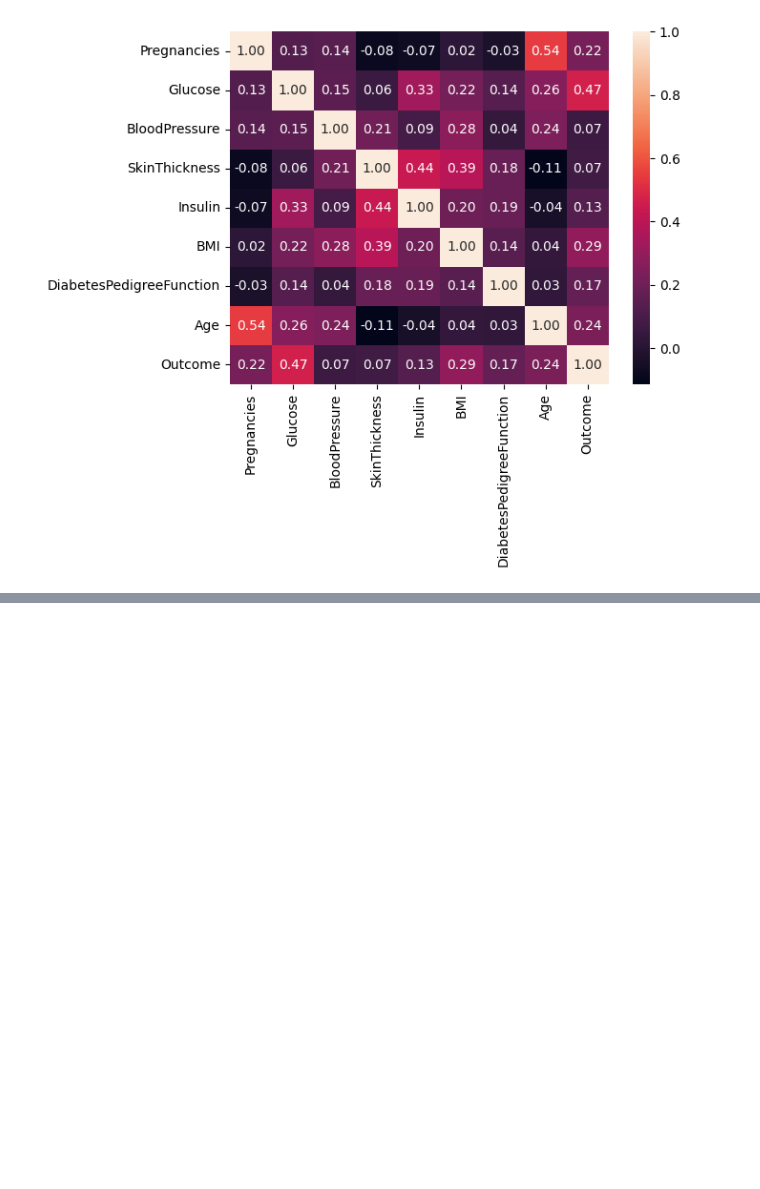
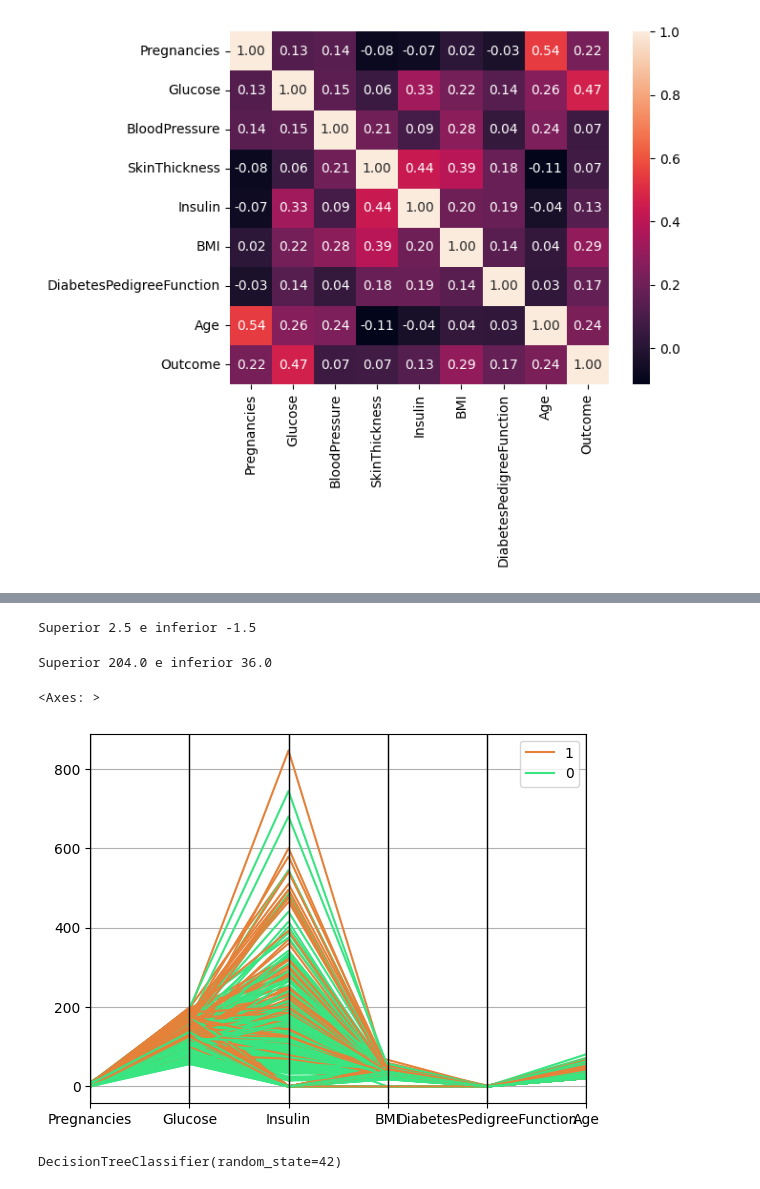
Before and after one commit to Estefaniagz/arbol_decision, a Jupyter notebook: src/explore.ipynb, the cells around one changed output, grey strips where cells are left out. Drawn from its saved outputs; the diff is of its cells as text; code cells hidden in the pictures; blank space fills up the shorter version.

Commit message:
arbol_decision_1

```diff
--- a/src/explore.ipynb
+++ b/src/explore.ipynb
@@ -132,0 +165,8 @@ plt.show()
+# %%
+analisis_ric('Outcome',df)
+# %% [output]
+Superior 2.5 e inferior -1.5
+# %%
+analisis_ric('Glucose', df)
+# %% [output]
+Superior 204.0 e inferior 36.0
@@ -132,0 +182,12 @@ plt.show()
+# %%
+pd.plotting.parallel_coordinates(df, 'Outcome', color = ('#E58139', '#39E581'))
+# %% [output]
+<Axes: >
+[figure, added]
+# %%
+from sklearn.tree import DecisionTreeClassifier
+
+model = DecisionTreeClassifier(random_state = 42)
+model.fit(X_train, y_train)
+# %% [output]
+DecisionTreeClassifier(random_state=42)
```
Also changed, not shown: parts of 20 cells of this notebook.
